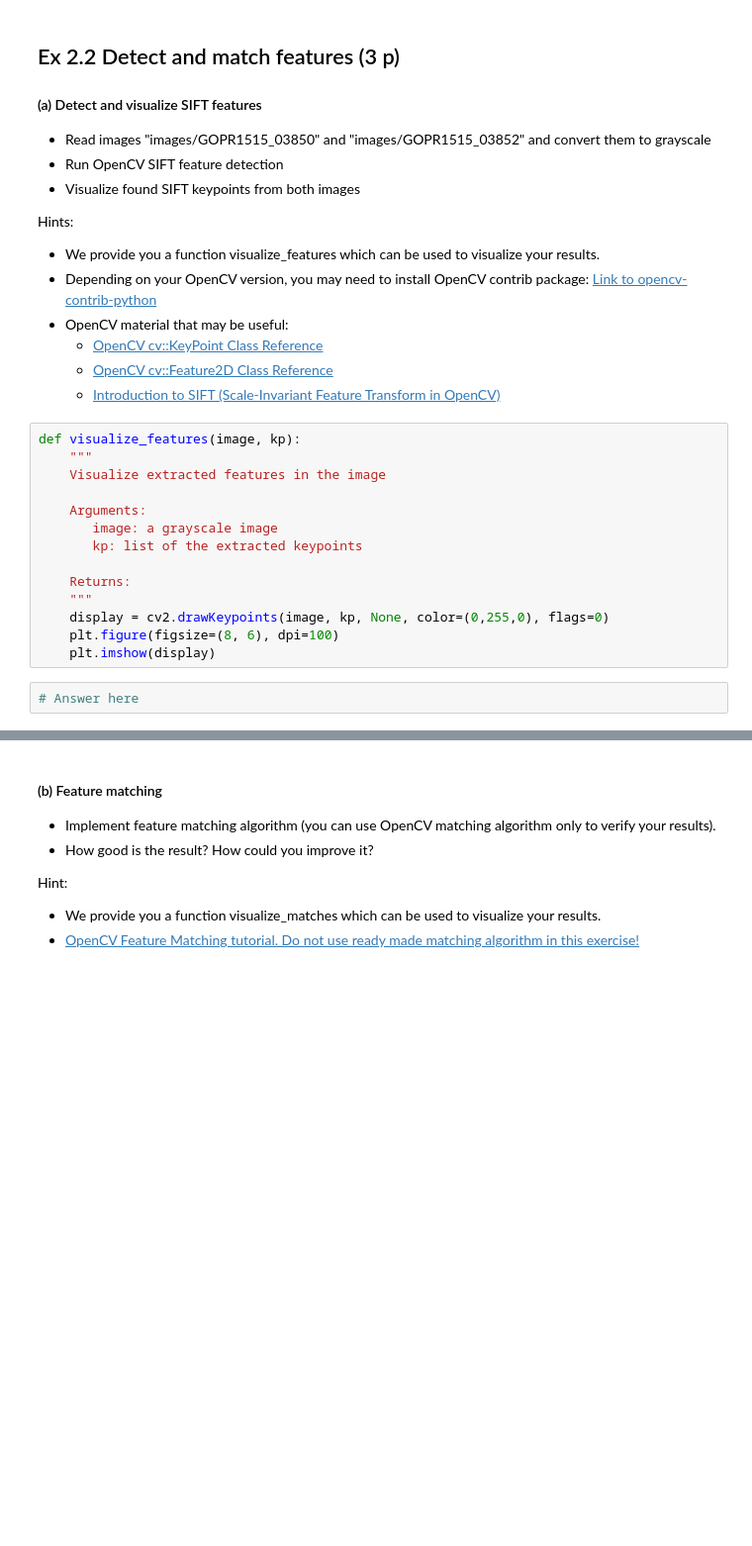
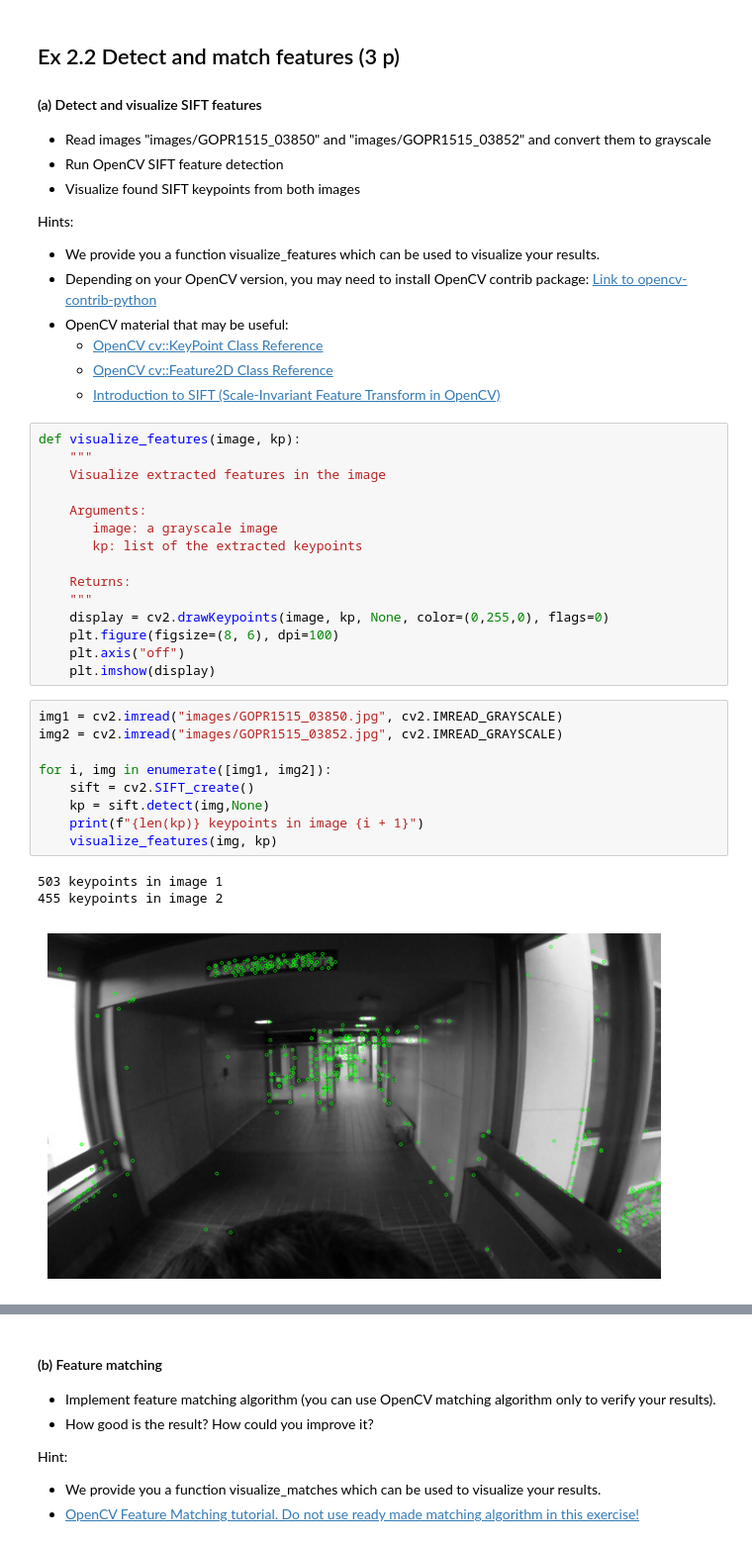
Before and after one commit to macpalor/computer-vision, a Jupyter notebook: ex2/CV-2025-exercises-02.ipynb, the cells around one changed output, grey strips where cells are left out. Shown at 99% size. Cells and saved outputs as stored; diff of their text form; blank space fills up the shorter version.

```diff
--- a/ex2/CV-2025-exercises-02.ipynb
+++ b/ex2/CV-2025-exercises-02.ipynb
@@ -235,6 +235,18 @@ def visualize_features(image, kp):
     """
     display = cv2.drawKeypoints(image, kp, None, color=(0,255,0), flags=0)
     plt.figure(figsize=(8, 6), dpi=100)
+    plt.axis("off")
     plt.imshow(display)
 # %%
-# Answer here
+img1 = cv2.imread("images/GOPR1515_03850.jpg", cv2.IMREAD_GRAYSCALE)
+img2 = cv2.imread("images/GOPR1515_03852.jpg", cv2.IMREAD_GRAYSCALE)
+
+for i, img in enumerate([img1, img2]):
+    sift = cv2.SIFT_create()
+    kp = sift.detect(img,None)
+    print(f"{len(kp)} keypoints in image {i + 1}")
+    visualize_features(img, kp)
+# %% [output]
+503 keypoints in image 1
+455 keypoints in image 2
+[figure, added]
```
Also changed, not shown: parts of 3 cells of this notebook.
